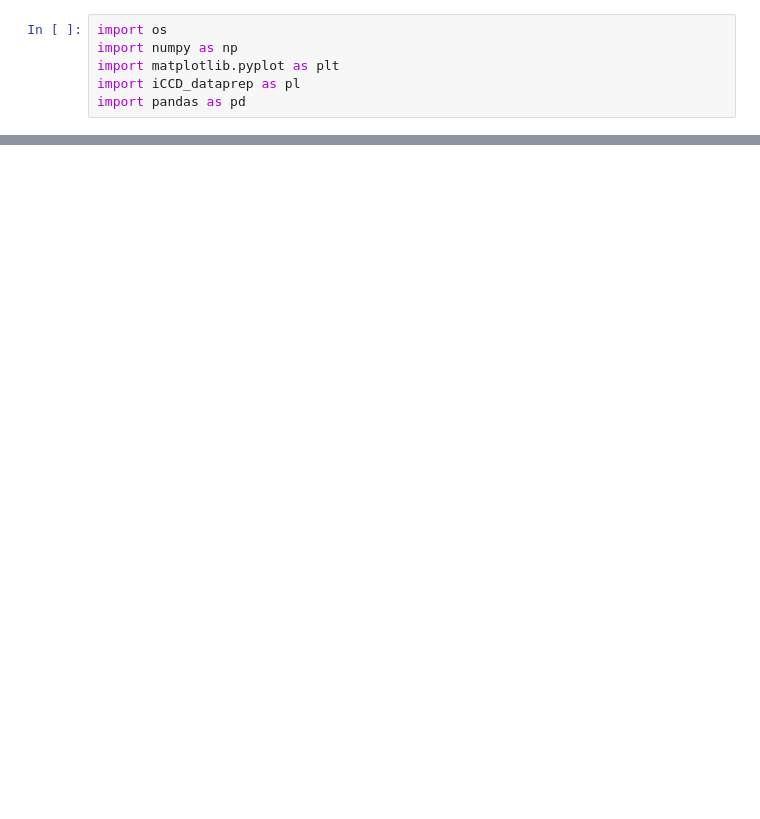
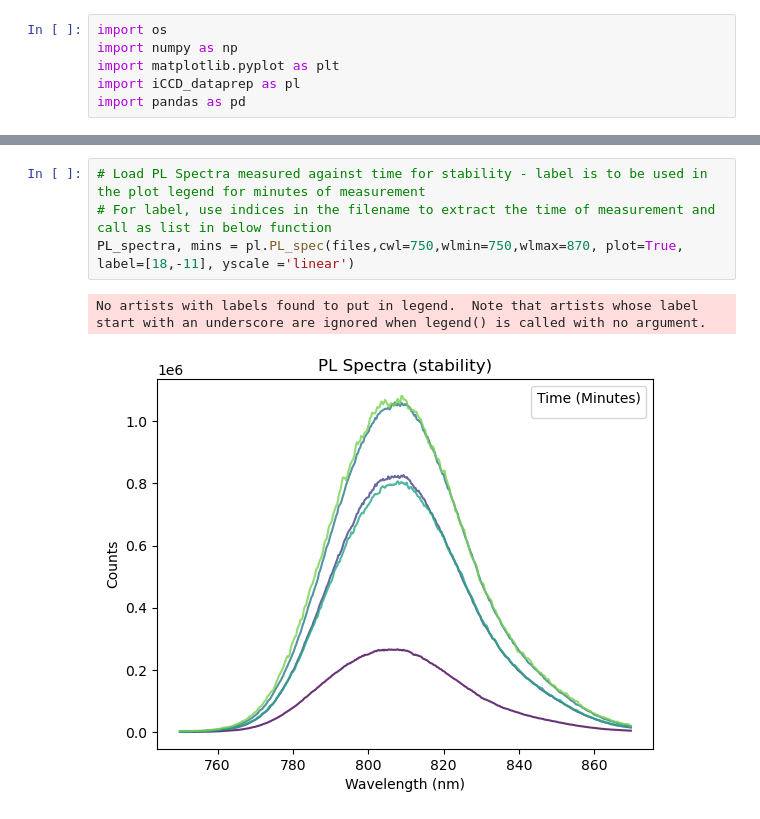
Before and after one commit to BLewis97/Other-Bits, a Jupyter notebook: iCCD_DataPrep_Template.ipynb, the cells around one changed output, grey strips where cells are left out. Cells and saved outputs as stored; diff of their text form; blank space fills up the shorter version.

```diff
--- a/iCCD_DataPrep_Template.ipynb
+++ b/iCCD_DataPrep_Template.ipynb
@@ -171,0 +173,7 @@ qfls_v_time = pl.QFLS_difflifetime(PL_smoothed,aligned[0],title = 'TC FILM at 25
+# %%
+# Load PL Spectra measured against time for stability - label is to be used in the plot legend for minutes of measurement
+# For label, use indices in the filename to extract the time of measurement and call as list in below function
+PL_spectra, mins = pl.PL_spec(files,cwl=750,wlmin=750,wlmax=870, plot=True, label=[18,-11], yscale ='linear')
+# %% [output]
+No artists with labels found to put in legend.  Note that artists whose label start with an underscore are ignored when legend() is called with no argument.
+[figure, added]
```
Also changed, not shown: parts of 12 cells of this notebook, 1 other file.
